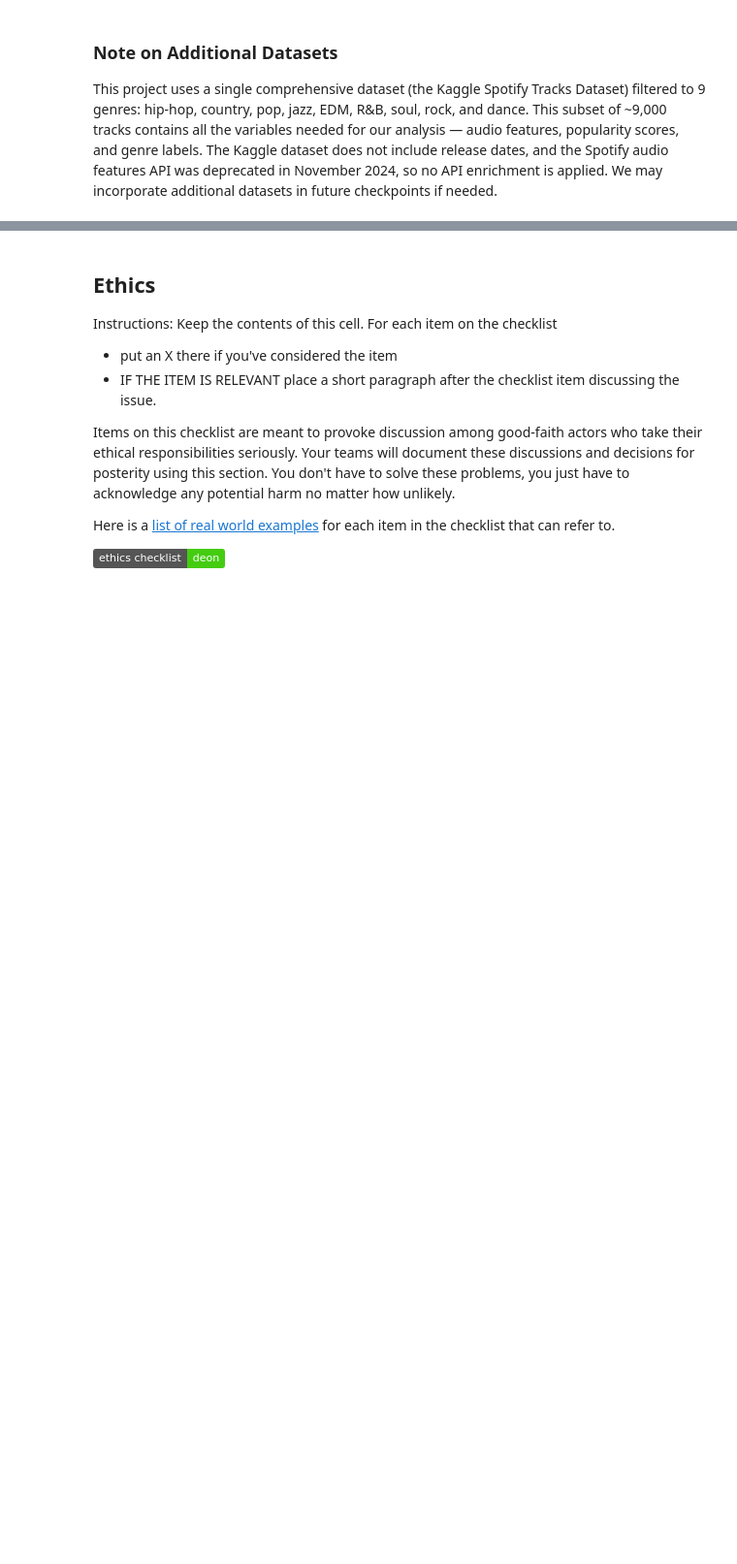
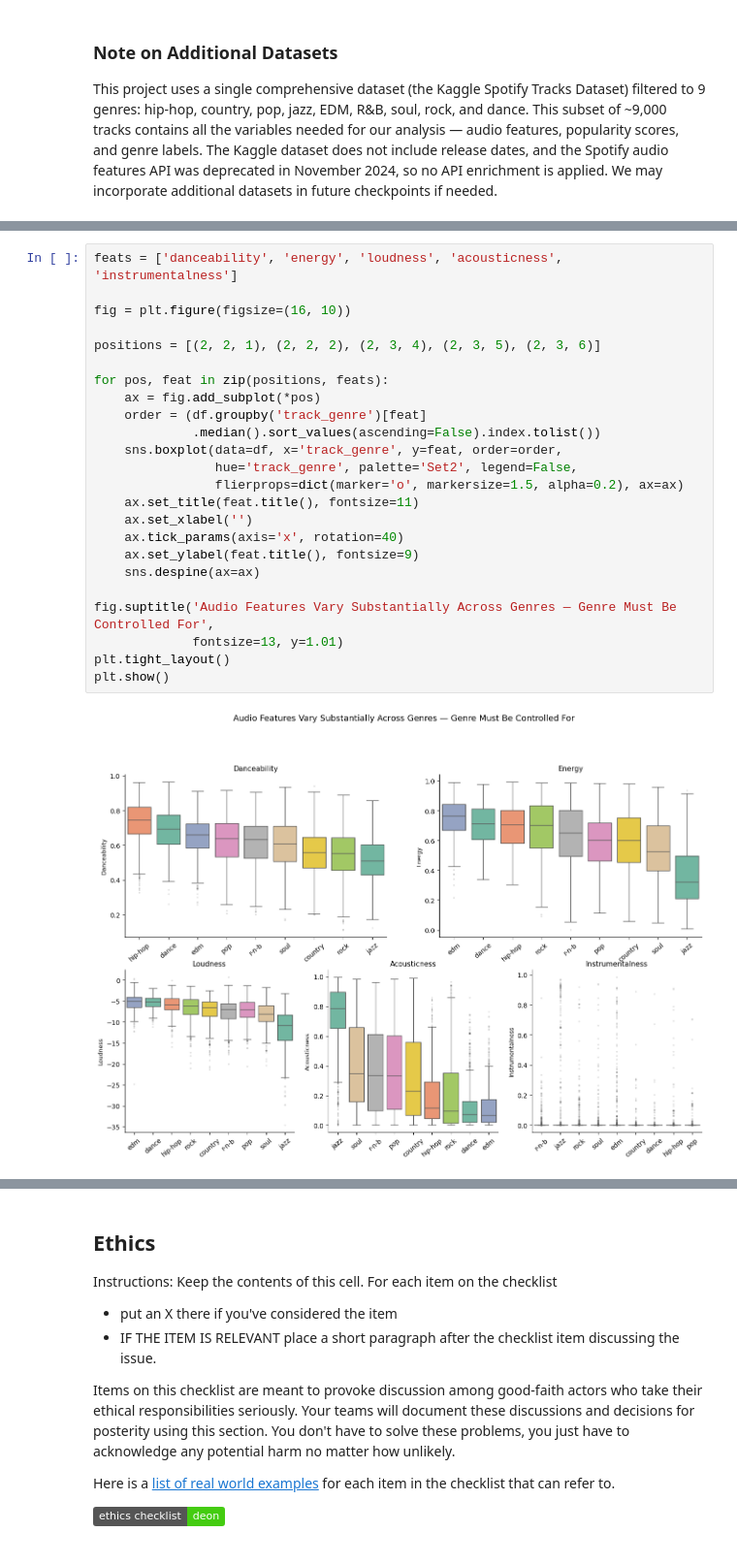
Before and after one commit to COGS108/Group076_WI26, a Jupyter notebook: 02-EDACheckpoint.ipynb, the cells around one changed output, grey strips where cells are left out. Shown at 97% size. Cells and saved outputs as stored; diff of their text form; badges without logos; blank space fills up the shorter version.

```diff
--- a/02-EDACheckpoint.ipynb
+++ b/02-EDACheckpoint.ipynb
@@ -468,0 +527,26 @@ Some more words and stuff.  Remember notebooks work best if you interleave the c
+# %%
+feats = ['danceability', 'energy', 'loudness', 'acousticness', 'instrumentalness']
+
+fig = plt.figure(figsize=(16, 10))
+
+positions = [(2, 2, 1), (2, 2, 2), (2, 3, 4), (2, 3, 5), (2, 3, 6)]
+
+for pos, feat in zip(positions, feats):
+    ax = fig.add_subplot(*pos)
+    order = (df.groupby('track_genre')[feat]
+             .median().sort_values(ascending=False).index.tolist())
+    sns.boxplot(data=df, x='track_genre', y=feat, order=order,
+                hue='track_genre', palette='Set2', legend=False,
+                flierprops=dict(marker='o', markersize=1.5, alpha=0.2), ax=ax)
+    ax.set_title(feat.title(), fontsize=11)
+    ax.set_xlabel('')
+    ax.tick_params(axis='x', rotation=40)
+    ax.set_ylabel(feat.title(), fontsize=9)
+    sns.despine(ax=ax)
+
+fig.suptitle('Audio Features Vary Substantially Across Genres — Genre Must Be Controlled For',
+             fontsize=13, y=1.01)
+plt.tight_layout()
+plt.show()
+# %% [output]
+[figure, added]
```
Also changed, not shown: parts of 23 cells of this notebook.
